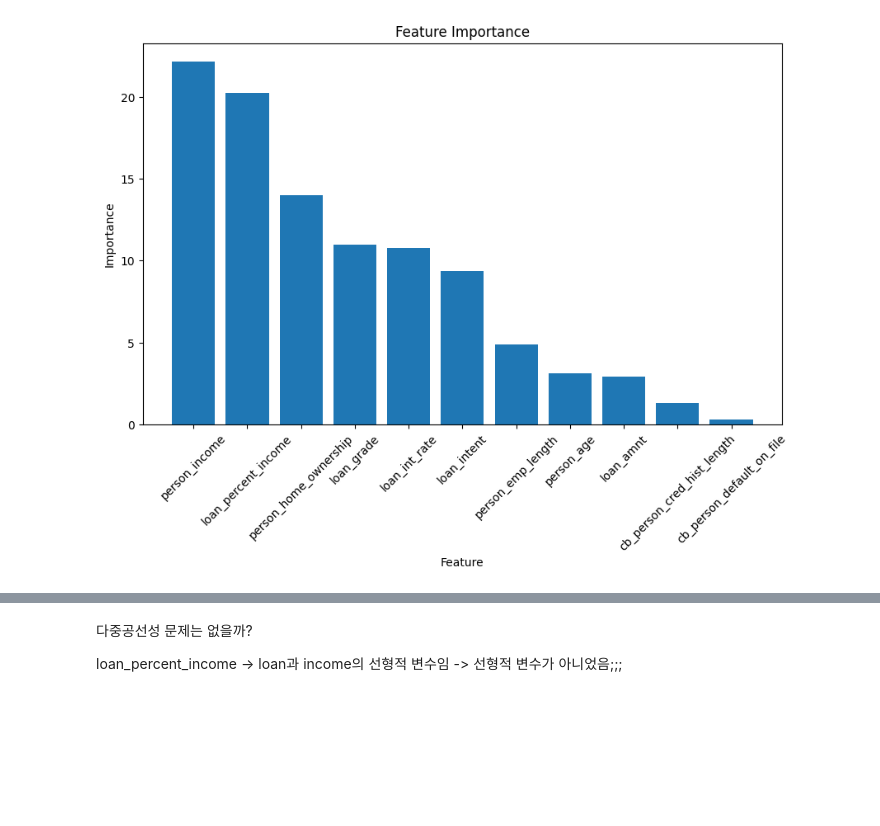
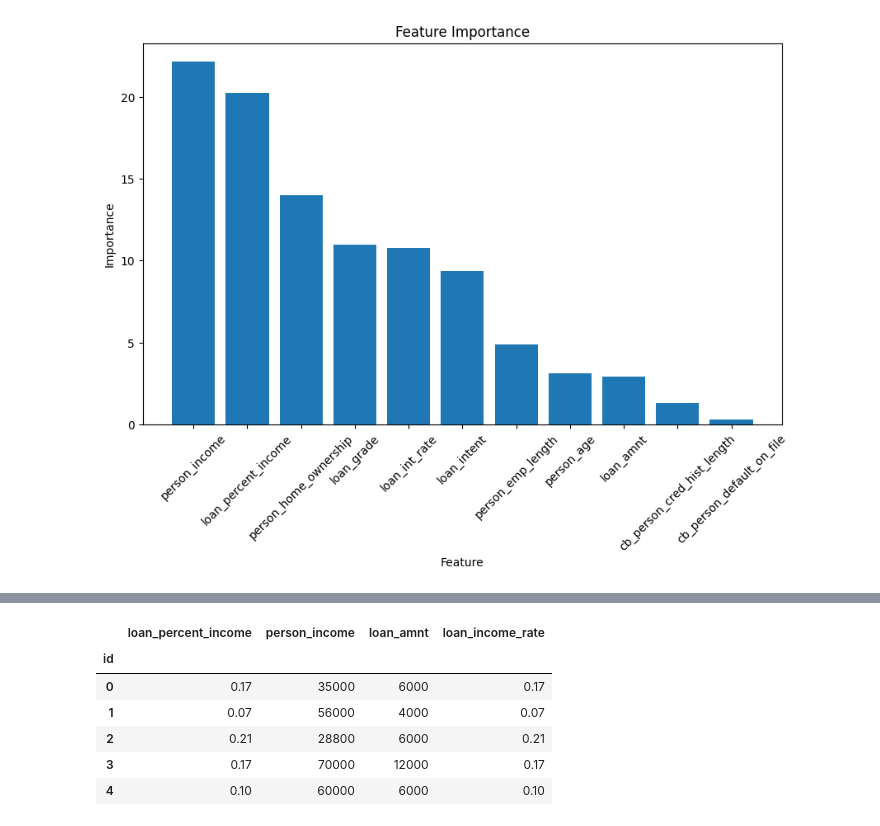
Before and after one commit to DevCorse-04/Devcourse4-3TP-DA, a Jupyter notebook: lkm_ml/compare_model.ipynb, the cells around one changed output, grey strips where cells are left out. Cells and saved outputs as stored; diff of their text form; code cells hidden in the pictures; blank space fills up the shorter version.

```diff
--- a/lkm_ml/compare_model.ipynb
+++ b/lkm_ml/compare_model.ipynb
@@ -325,5 +266,12 @@ catboost_model.plot_tree(tree_idx=0, pool=Pool(X_train_final, y_train_final, cat
-# %% [markdown]
-다중공선성 문제는 없을까?
-
-loan_percent_income -> loan과 income의 선형적 변수임
--> 선형적 변수가 아니었음;;;
+# %%
+df_added = df
+df_added['loan_income_rate'] = round(df['loan_amnt'] / df['person_income'], 2)
+df_added[['loan_percent_income', 'person_income', 'loan_amnt', 'loan_income_rate']].head()
+# %% [output]
+|  | loan_percent_income | person_income | loan_amnt | loan_income_rate |
+| id |  |  |  |  |
+| 0 | 0.17 | 35000 | 6000 | 0.17 |
+| 1 | 0.07 | 56000 | 4000 | 0.07 |
+| 2 | 0.21 | 28800 | 6000 | 0.21 |
+| 3 | 0.17 | 70000 | 12000 | 0.17 |
+| 4 | 0.10 | 60000 | 6000 | 0.10 |
```
Also changed, not shown: parts of 24 cells of this notebook.
